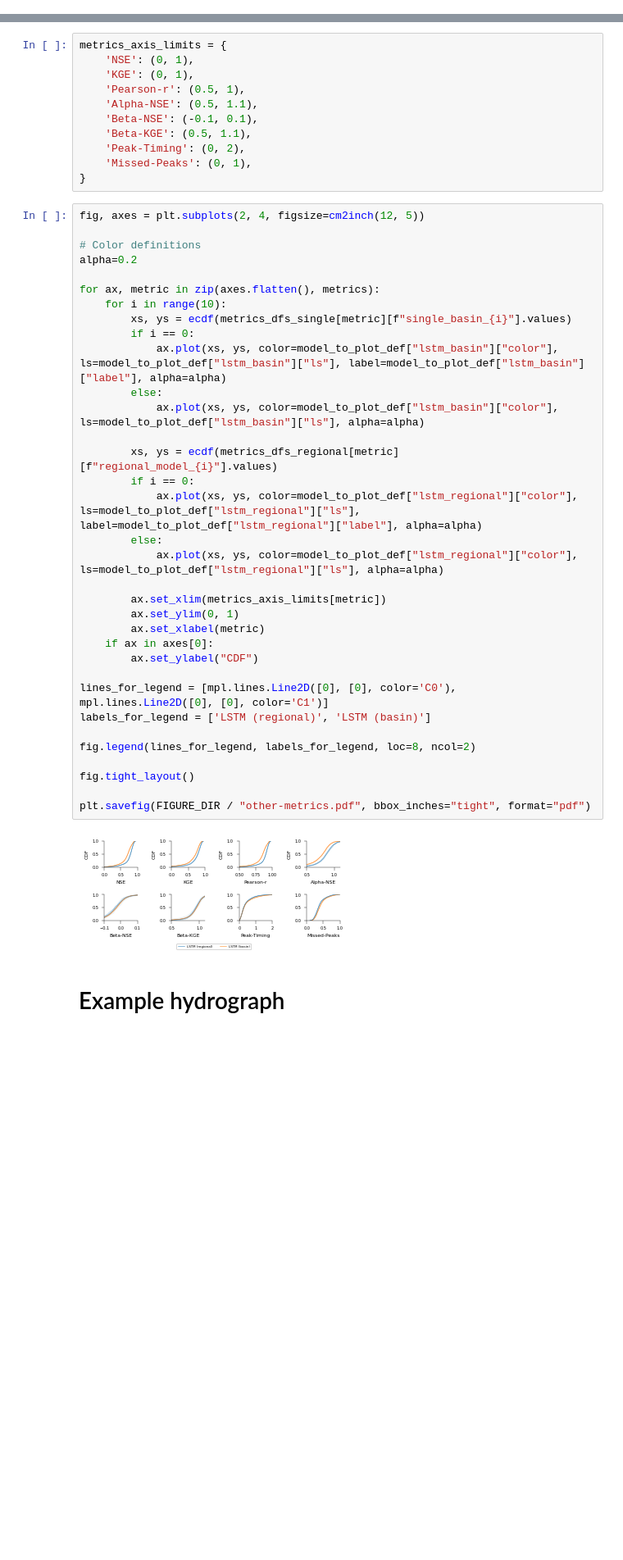
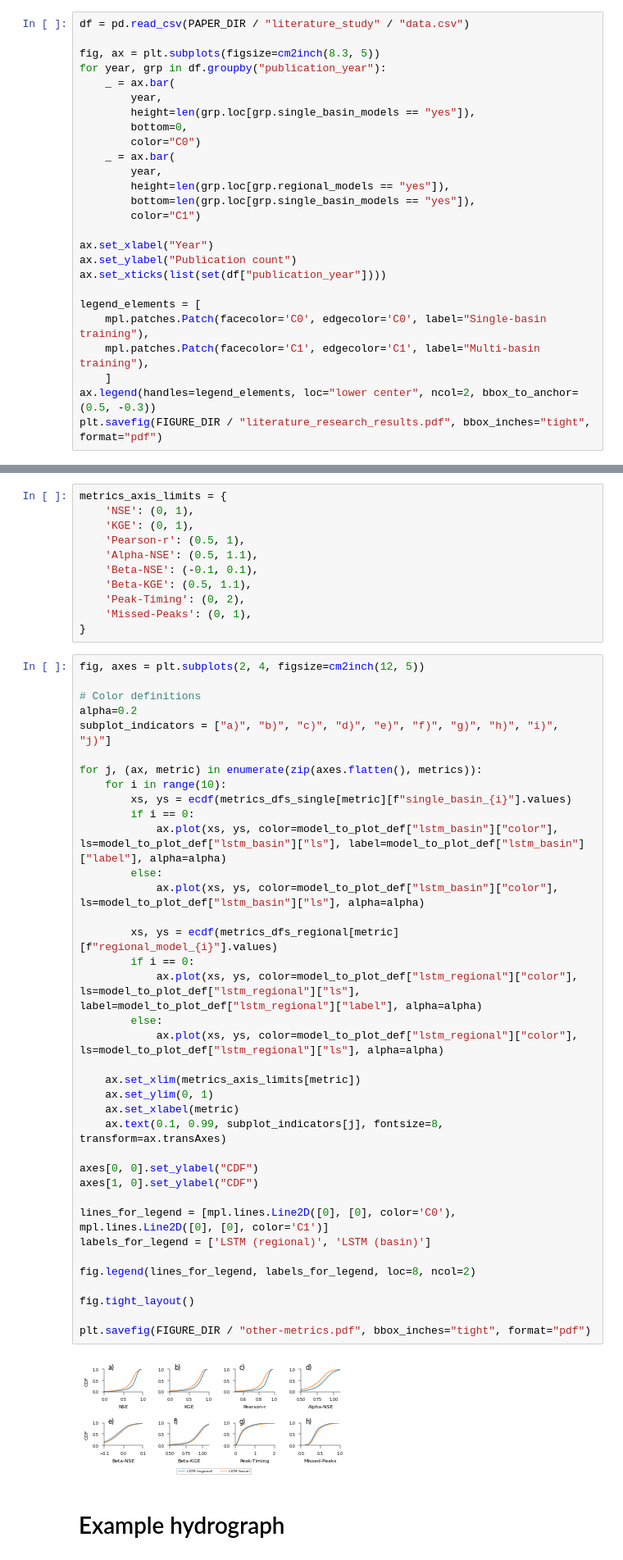
Before and after one commit to kratzert/never-paper, a Jupyter notebook: create_all_figures_ensemble_runs.ipynb, the cells around one changed output, grey strips where cells are left out. Shown at 82% size. Saved outputs shown, nothing was run; the diff lists cells and outputs as text; blank space fills up the shorter version.

Commit message:
Update code for final publication

```diff
--- a/create_all_figures_ensemble_runs.ipynb
+++ b/create_all_figures_ensemble_runs.ipynb
@@ -131,0 +137,26 @@ plt.savefig(FIGURE_DIR / "publication_count_over_time.pdf", bbox_inches="tight",
+# %%
+df = pd.read_csv(PAPER_DIR / "literature_study" / "data.csv")
+
+fig, ax = plt.subplots(figsize=cm2inch(8.3, 5))
+for year, grp in df.groupby("publication_year"):
+    _ = ax.bar(
+        year,
+        height=len(grp.loc[grp.single_basin_models == "yes"]),
+        bottom=0,
+        color="C0")
+    _ = ax.bar(
+        year,
+        height=len(grp.loc[grp.regional_models == "yes"]),
+        bottom=len(grp.loc[grp.single_basin_models == "yes"]),
+        color="C1")
+
+ax.set_xlabel("Year")
+ax.set_ylabel("Publication count")
+ax.set_xticks(list(set(df["publication_year"])))
+
+legend_elements = [
+    mpl.patches.Patch(facecolor='C0', edgecolor='C0', label="Single-basin training"),
+    mpl.patches.Patch(facecolor='C1', edgecolor='C1', label="Multi-basin training"),
+    ]
+ax.legend(handles=legend_elements, loc="lower center", ncol=2, bbox_to_anchor=(0.5, -0.3))
+plt.savefig(FIGURE_DIR / "literature_research_results.pdf", bbox_inches="tight", format="pdf")
@@ -307,38 +397,41 @@ metrics_axis_limits = {
 # %%
 fig, axes = plt.subplots(2, 4, figsize=cm2inch(12, 5))
 
 # Color definitions
 alpha=0.2
+subplot_indicators = ["a)", "b)", "c)", "d)", "e)", "f)", "g)", "h)", "i)", "j)"]
 
-for ax, metric in zip(axes.flatten(), metrics):
+for j, (ax, metric) in enumerate(zip(axes.flatten(), metrics)):
     for i in range(10):
         xs, ys = ecdf(metrics_dfs_single[metric][f"single_basin_{i}"].values)
         if i == 0:
             ax.plot(xs, ys, color=model_to_plot_def["lstm_basin"]["color"], ls=model_to_plot_def["lstm_basin"]["ls"], label=model_to_plot_def["lstm_basin"]["label"], alpha=alpha)
         else:
             ax.plot(xs, ys, color=model_to_plot_def["lstm_basin"]["color"], ls=model_to_plot_def["lstm_basin"]["ls"], alpha=alpha)
 
         xs, ys = ecdf(metrics_dfs_regional[metric][f"regional_model_{i}"].values)
         if i == 0:
             ax.plot(xs, ys, color=model_to_plot_def["lstm_regional"]["color"], ls=model_to_plot_def["lstm_regional"]["ls"], label=model_to_plot_def["lstm_regional"]["label"], alpha=alpha)
         else:
             ax.plot(xs, ys, color=model_to_plot_def["lstm_regional"]["color"], ls=model_to_plot_def["lstm_regional"]["ls"], alpha=alpha)
 
-        ax.set_xlim(metrics_axis_limits[metric])
-        ax.set_ylim(0, 1)
-        ax.set_xlabel(metric)
-    if ax in axes[0]:
-        ax.set_ylabel("CDF")
+    ax.set_xlim(metrics_axis_limits[metric])
+    ax.set_ylim(0, 1)
+    ax.set_xlabel(metric)
+    ax.text(0.1, 0.99, subplot_indicators[j], fontsize=8, transform=ax.transAxes)
+
+axes[0, 0].set_ylabel("CDF")
+axes[1, 0].set_ylabel("CDF")
 
 lines_for_legend = [mpl.lines.Line2D([0], [0], color='C0'), mpl.lines.Line2D([0], [0], color='C1')]
 labels_for_legend = ['LSTM (regional)', 'LSTM (basin)']
 
 fig.legend(lines_for_legend, labels_for_legend, loc=8, ncol=2)
 
 fig.tight_layout()
 
 plt.savefig(FIGURE_DIR / "other-metrics.pdf", bbox_inches="tight", format="pdf")
 # %% [output]
-[figure, old version]
+[figure, new version]
 # %% [markdown]
 # Example hydrograph
```
Also changed, not shown: parts of 26 cells of this notebook, 1 other file.
